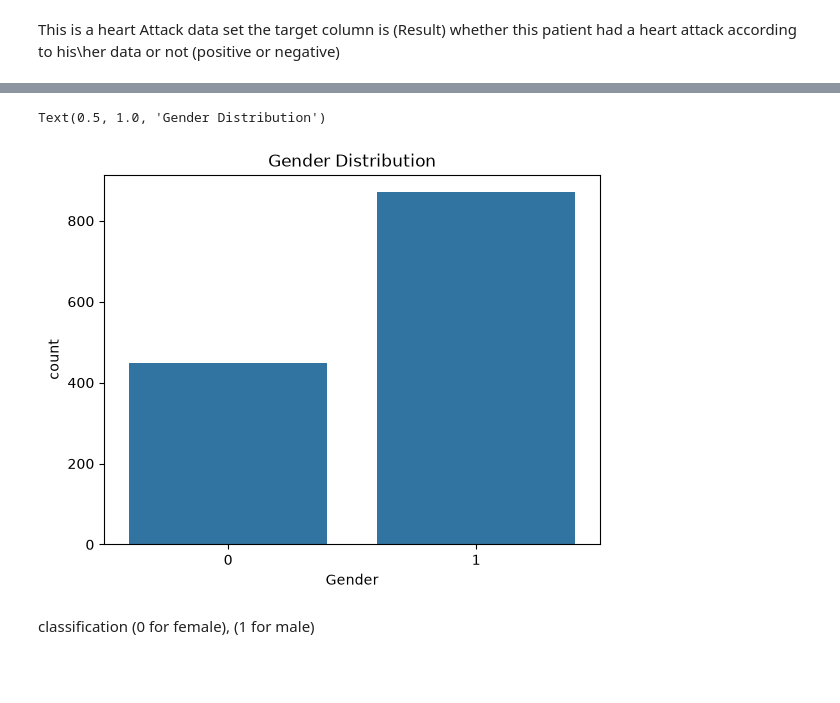
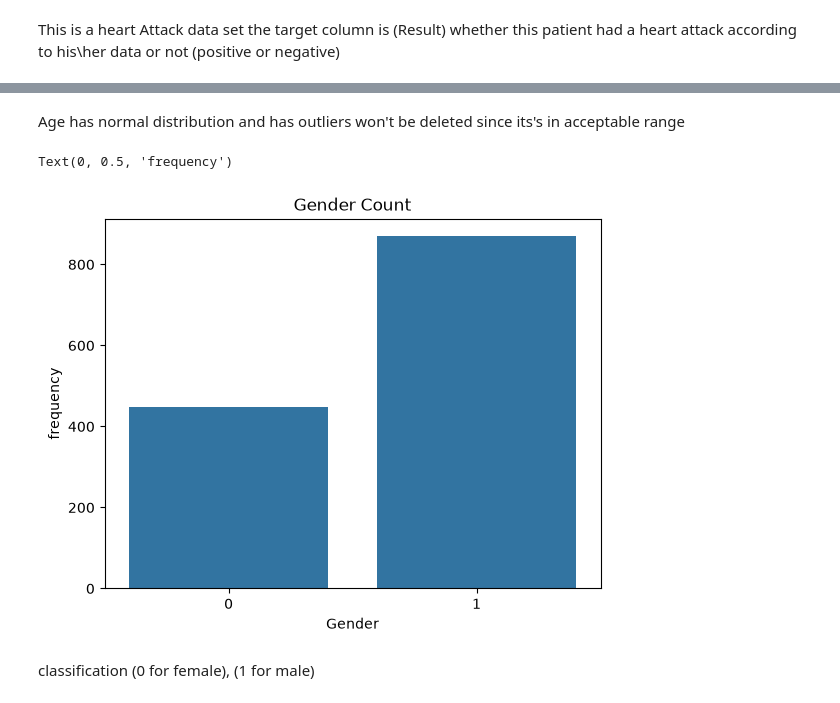
Before and after one commit to Nour-Tamimi/BinXtraining, a Jupyter notebook: Project/notebooks/data_preperation.ipynb, the cells around one changed output, grey strips where cells are left out. Drawn from its saved outputs; the diff is of its cells as text; code cells hidden in the pictures; blank space fills up the shorter version.

```diff
--- a/Project/Project.ipynb
+++ b/Project/notebooks/data_preperation.ipynb
@@ -6,7 +6,7 @@ import numpy as np
 import seaborn as sns
 # %%
 #reading the csv file
-df= pd.read_csv('C:/Users/Lenovo/OneDrive/Desktop/BinX training/IndividualProject/data/medicaldataset.csv')
+df= pd.read_csv('C:/Users/Lenovo/OneDrive/Desktop/BinX training/Project/data/medicaldataset.csv')
 # %%
 df.head()
 # %% [output]
@@ -64,8 +78,11 @@ normal distribution has outliers
+# %% [markdown]
+Age has normal distribution and has outliers won't be deleted since its's in acceptable range
 # %%
 sns.countplot(data=df, x='Gender')
-plt.title('Gender Distribution')
+plt.title('Gender Count')
+plt.ylabel('frequency')
 # %% [output]
-Text(0.5, 1.0, 'Gender Distribution')
+Text(0, 0.5, 'frequency')
-[figure, old version]
+[figure, new version]
 # %% [markdown]
 classification (0 for female), (1 for male)
```
Also changed, not shown: parts of 36 cells of this notebook, 6 other files.
